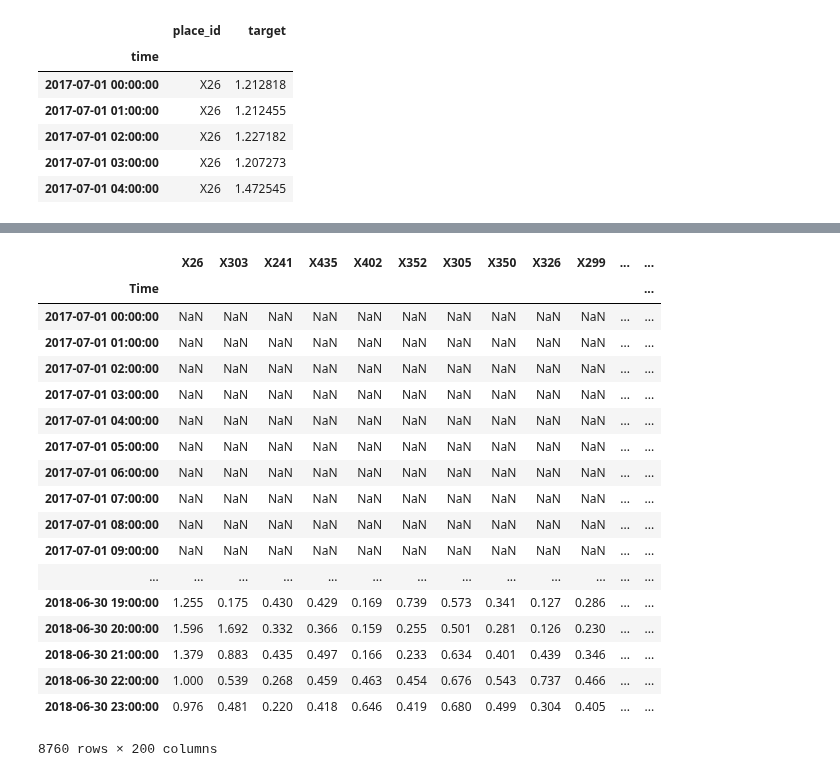
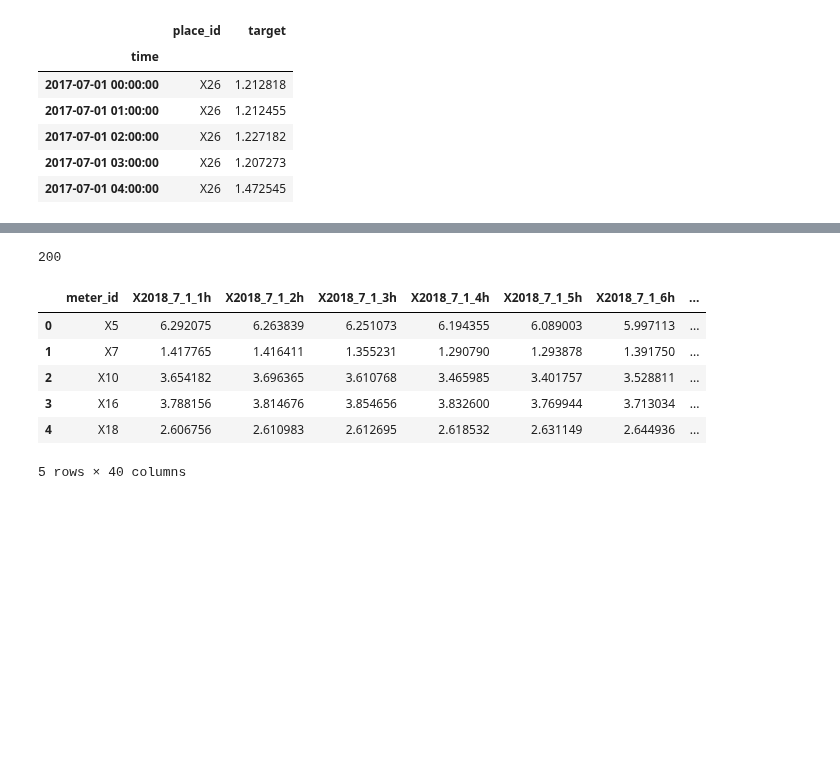
Before and after one commit to yagippi27/DACON_CONTEST_2019, a Jupyter notebook: SOOMIN/03_1. (점수45.384) testset_요일별시간별평균_FB Prophet.ipynb, the cells around one changed output, grey strips where cells are left out. Drawn from its saved outputs; the diff is of its cells as text; code cells hidden in the pictures; blank space fills up the shorter version.

```diff
--- a/SOOMIN/03_1. testset_요일별시간별평균_FB Prophet.ipynb
+++ b/SOOMIN/03_1. (점수45.384) testset_요일별시간별평균_FB Prophet.ipynb
@@ -10,7 +10,7 @@ from fbprophet import Prophet
 # 시간별 평균이 이미 대치되어있는 testset불러오기
 df = pd.read_csv("data/Test_요일별시간별평균대치.csv", sep=',')
 # %%
-original = pd.read_csv("data/test.csv", sep=',')
+submission = pd.read_csv("data/submission.csv")
 # %%
 df['Time'] = pd.to_datetime(df.Time)
 df = df.set_index('Time')
@@ -72,14 +65,0 @@ n
-# %%
-key = 'X26'
-temp = new_df.loc[new_df['place_id']==key] # new_df에서 key와 일치하는 place_id를 가지는 부분을 temp에 할당
-temp_1h = pd.DataFrame(list(zip(temp.index, temp.target)),
-                   columns = ['ds', 'y'])
-temp_d = temp.resample('D').sum()
-temp_day = pd.DataFrame(list(zip(temp_d.index, temp_d.target)),
-                   columns = ['ds', 'y'])
-
-m = Prophet()
-m.fit(temp_1h)
-future = m.make_future_dataframe(periods=24, freq='H')
-forecast = m.predict(future)
-fcst = forecast
@@ -137,22 +192,23 @@ print('---- Modeling Done ----')
-# %%
-original
-# %% [output]
-|  | X26 | X303 | X241 | X435 | X402 | X352 | X305 | X350 | X326 | X299 | ... | ... |
-| Time |  |  |  |  |  |  |  |  |  |  |  | ... |
-| 2017-07-01 00:00:00 | NaN | NaN | NaN | NaN | NaN | NaN | NaN | NaN | NaN | NaN | ... | ... |
-| 2017-07-01 01:00:00 | NaN | NaN | NaN | NaN | NaN | NaN | NaN | NaN | NaN | NaN | ... | ... |
-| 2017-07-01 02:00:00 | NaN | NaN | NaN | NaN | NaN | NaN | NaN | NaN | NaN | NaN | ... | ... |
-| 2017-07-01 03:00:00 | NaN | NaN | NaN | NaN | NaN | NaN | NaN | NaN | NaN | NaN | ... | ... |
-| 2017-07-01 04:00:00 | NaN | NaN | NaN | NaN | NaN | NaN | NaN | NaN | NaN | NaN | ... | ... |
-| 2017-07-01 05:00:00 | NaN | NaN | NaN | NaN | NaN | NaN | NaN | NaN | NaN | NaN | ... | ... |
-| 2017-07-01 06:00:00 | NaN | NaN | NaN | NaN | NaN | NaN | NaN | NaN | NaN | NaN | ... | ... |
-| 2017-07-01 07:00:00 | NaN | NaN | NaN | NaN | NaN | NaN | NaN | NaN | NaN | NaN | ... | ... |
-| 2017-07-01 08:00:00 | NaN | NaN | NaN | NaN | NaN | NaN | NaN | NaN | NaN | NaN | ... | ... |
-| 2017-07-01 09:00:00 | NaN | NaN | NaN | NaN | NaN | NaN | NaN | NaN | NaN | NaN | ... | ... |
-| ... | ... | ... | ... | ... | ... | ... | ... | ... | ... | ... | ... | ... |
-| 2018-06-30 19:00:00 | 1.255 | 0.175 | 0.430 | 0.429 | 0.169 | 0.739 | 0.573 | 0.341 | 0.127 | 0.286 | ... | ... |
-| 2018-06-30 20:00:00 | 1.596 | 1.692 | 0.332 | 0.366 | 0.159 | 0.255 | 0.501 | 0.281 | 0.126 | 0.230 | ... | ... |
-| 2018-06-30 21:00:00 | 1.379 | 0.883 | 0.435 | 0.497 | 0.166 | 0.233 | 0.634 | 0.401 | 0.439 | 0.346 | ... | ... |
-| 2018-06-30 22:00:00 | 1.000 | 0.539 | 0.268 | 0.459 | 0.463 | 0.454 | 0.676 | 0.543 | 0.737 | 0.466 | ... | ... |
-| 2018-06-30 23:00:00 | 0.976 | 0.481 | 0.220 | 0.418 | 0.646 | 0.419 | 0.680 | 0.499 | 0.304 | 0.405 | ... | ... |
-8760 rows × 200 columns
+# %%
+if 'date' in agg:
+    del agg['date']
+if 'month' in agg:
+    del agg['month']
+len(agg.keys())
+# %% [output]
+200
+# %%
+# 최종 output 마무리 및 확인
+output1 = pd.concat(agg, ignore_index = False)
+output2 = output1.reset_index().drop(['level_0', 'level_1'], axis=1)
+output2['id'] = output2['meter_id'].str.replace('X','').astype(int)
+output2 = output2.sort_values(by='id', ascending=True).drop(['id'], axis=1).reset_index(drop=True)
+output2.head()
+# %% [output]
+|  | meter_id | X2018_7_1_1h | X2018_7_1_2h | X2018_7_1_3h | X2018_7_1_4h | X2018_7_1_5h | X2018_7_1_6h | ... |
+| 0 | X5 | 6.292075 | 6.263839 | 6.251073 | 6.194355 | 6.089003 | 5.997113 | ... |
+| 1 | X7 | 1.417765 | 1.416411 | 1.355231 | 1.290790 | 1.293878 | 1.391750 | ... |
+| 2 | X10 | 3.654182 | 3.696365 | 3.610768 | 3.465985 | 3.401757 | 3.528811 | ... |
+| 3 | X16 | 3.788156 | 3.814676 | 3.854656 | 3.832600 | 3.769944 | 3.713034 | ... |
+| 4 | X18 | 2.606756 | 2.610983 | 2.612695 | 2.618532 | 2.631149 | 2.644936 | ... |
+5 rows × 40 columns
```
Also changed, not shown: parts of 4 cells of this notebook, 3 other files.
